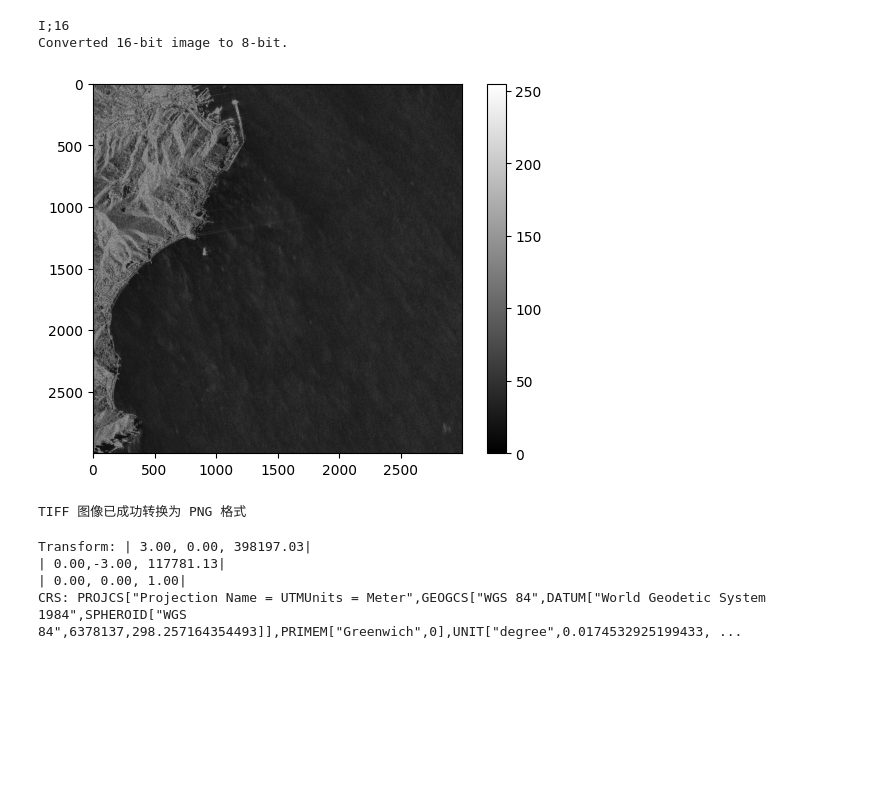
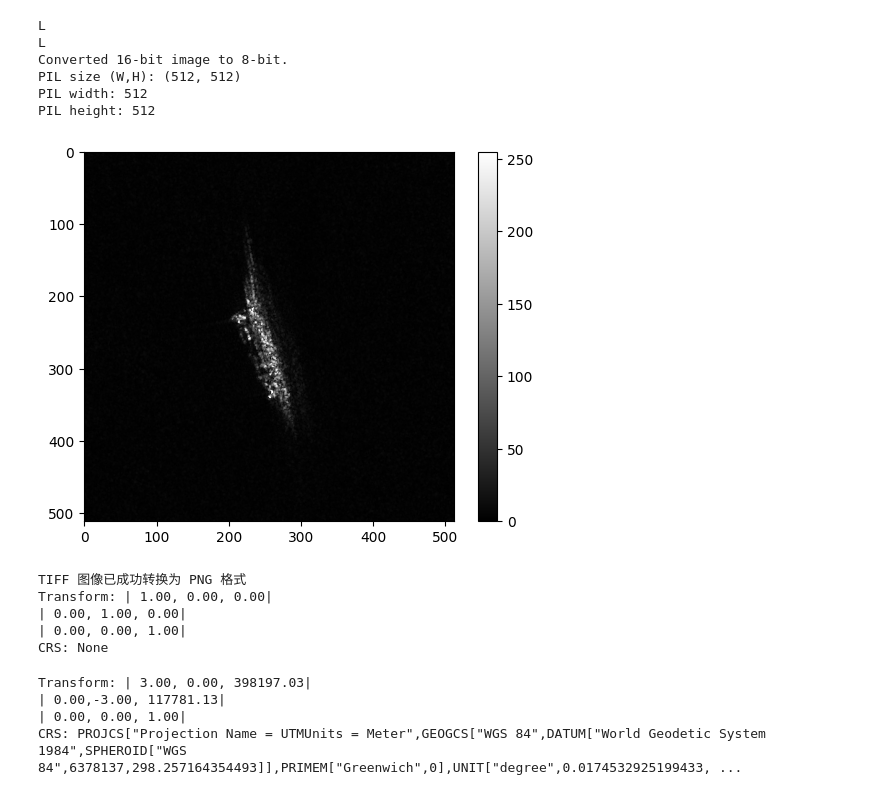
Before and after one commit to kapicoder/TDL, a Jupyter notebook: visualization/MAR_visulal.ipynb, the cells around one changed output. Saved outputs shown, nothing was run; the diff lists cells and outputs as text; code cells hidden in the pictures; blank space fills up the shorter version.

```diff
--- a/visualization/MAR_visulal.ipynb
+++ b/visualization/MAR_visulal.ipynb
@@ -1,35 +1,57 @@
 # %%
 from PIL import Image
 import numpy as np
 np.set_printoptions(threshold=np.inf)
+path='../dataset/FUSAR_ship/Cargo/VehiclesCarrier/Ship_C01S21N0001.tiff'
 # 打开 TIFF 图像文件
-img = Image.open('../dataset/AIR-SARShip-1.0/SARShip-1.0-1/SARShip-1.0-1.tiff')
+img = Image.open(path)
+print(img.mode)
+# 如果是16位或其他大范围数据，进行归一化到 0-255
 
-# 如果是16位或其他大范围数据，进行归一化到 0-255
-if img.mode == 'I;16':  # 检查图像是否是16位图像
-    img_array = np.array(img)
+img_array = np.array(img)
 
-    print(img.mode)
-    img_array = (img_array).astype(np.uint8)  # 归一化并转为 8 位
-    img = Image.fromarray(img_array)
-    print("Converted 16-bit image to 8-bit.")
+print(img.mode)
+img_array = (img_array).astype(np.uint8)  # 归一化并转为 8 位
+img = Image.fromarray(img_array)
+print("Converted 16-bit image to 8-bit.")
 # 如果图像有透明度（RGBA），可以选择去掉透明度通道
 if img.mode == 'RGBA':
     img = img.convert('RGB')  # 转换为 RGB 模式，去掉透明度
-
+print("PIL size (W,H):", img.size)
+print("PIL width:", img.width)
+print("PIL height:", img.height)
 # 保存为 PNG 格式
-img.save('../dataset/AIR-SARShip-1.0/SARShip-1.0-1/SARShip-1.0-1.png', 'PNG')
+#img.save('../dataset/AIR-SARShip-1.0/SARShip-1.0-1/SARShip-1.0-1.png', 'PNG')
 import matplotlib.pyplot as plt
 plt.imshow(img_array, cmap='gray')
 plt.colorbar()
 plt.show()
 # 打印完成消息
 print("TIFF 图像已成功转换为 PNG 格式")
+import rasterio
+
+# 打开 TIFF 文件
+with rasterio.open(path) as dataset:
+    # 获取仿射变换矩阵
+    transform = dataset.transform
+    print("Transform:", transform)
+
+    # 获取地理坐标参考系统（CRS）
+    crs = dataset.crs
+    print("CRS:", crs)
 # %% [output]
-I;16
+L
+L
 Converted 16-bit image to 8-bit.
+PIL size (W,H): (512, 512)
+PIL width: 512
+PIL height: 512
-[figure, old version]
+[figure, new version]
 TIFF 图像已成功转换为 PNG 格式
+Transform: | 1.00, 0.00, 0.00|
+| 0.00, 1.00, 0.00|
+| 0.00, 0.00, 1.00|
+CRS: None
 # %%
 import rasterio
 
```
Also changed, not shown: 8 other files.
